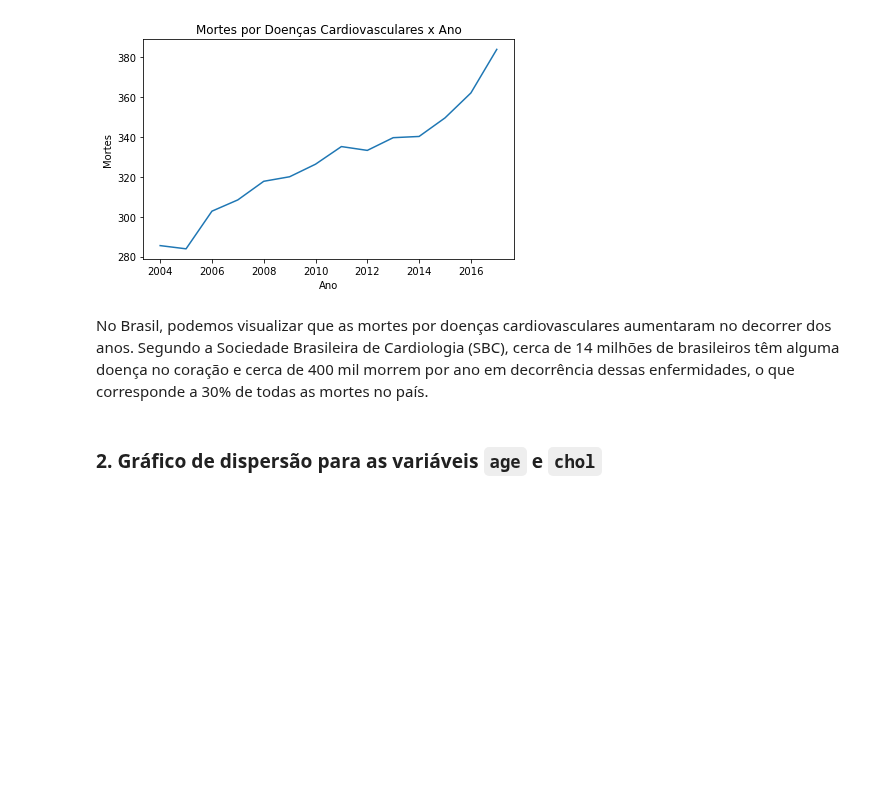
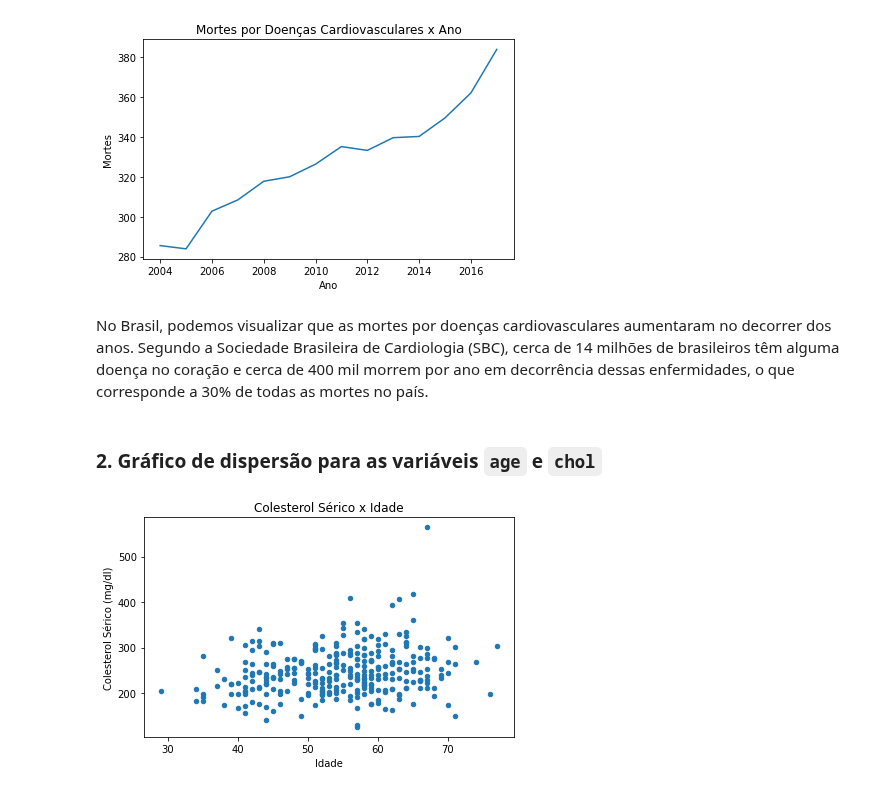
Before and after one commit to danielesantiago/Data-Science, a Jupyter notebook: Análises/Análise - Doenças Cardiovasculares.ipynb, the cells around one changed output. Cells and saved outputs as stored; diff of their text form; code cells hidden in the pictures; blank space fills up the shorter version.

```diff
--- a/Análises/Análise - Doenças Cardiovasculares.ipynb
+++ b/Análises/Análise - Doenças Cardiovasculares.ipynb
@@ -265,3 +265,12 @@ plt.tight_layout()
 No Brasil, podemos visualizar que as mortes por doenças cardiovasculares aumentaram no decorrer dos anos. Segundo a Sociedade Brasileira de Cardiologia (SBC), cerca de 14 milhões de brasileiros têm alguma doença no coração e cerca de 400 mil morrem por ano em decorrência dessas enfermidades, o que corresponde a 30% de todas as mortes no país.
 # %% [markdown]
 ### 2. Gráfico de dispersão para as variáveis `age` e `chol`
+# %%
+fig, ax = plt.subplots()
+df.plot.scatter(x = 'age', y='chol', ax = ax)
+ax.set_title("Colesterol Sérico x Idade")
+ax.set_ylabel("Colesterol Sérico (mg/dl)")
+ax.set_xlabel("Idade")
+plt.tight_layout()
+# %% [output]
+[figure, added]
```
Also changed, not shown: parts of 19 cells of this notebook, 2 other files.
